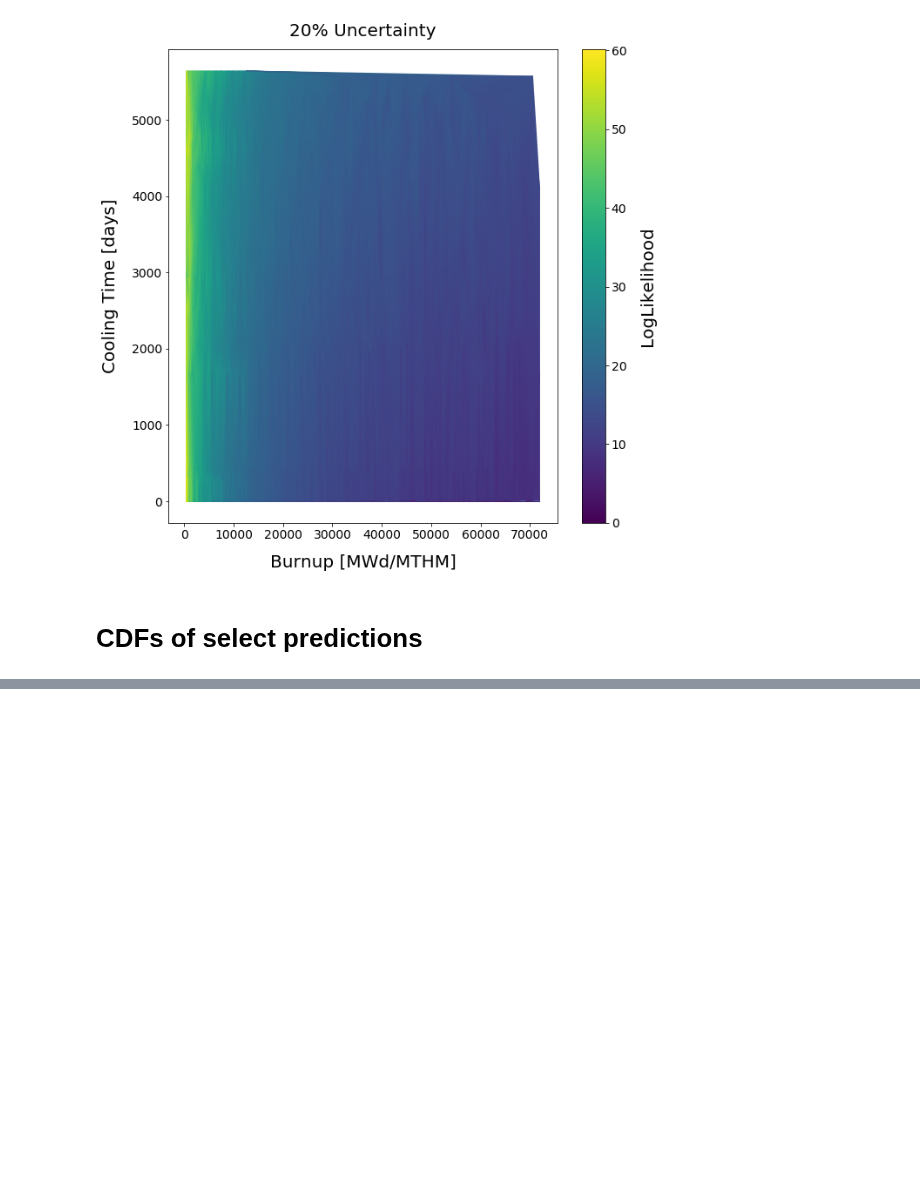
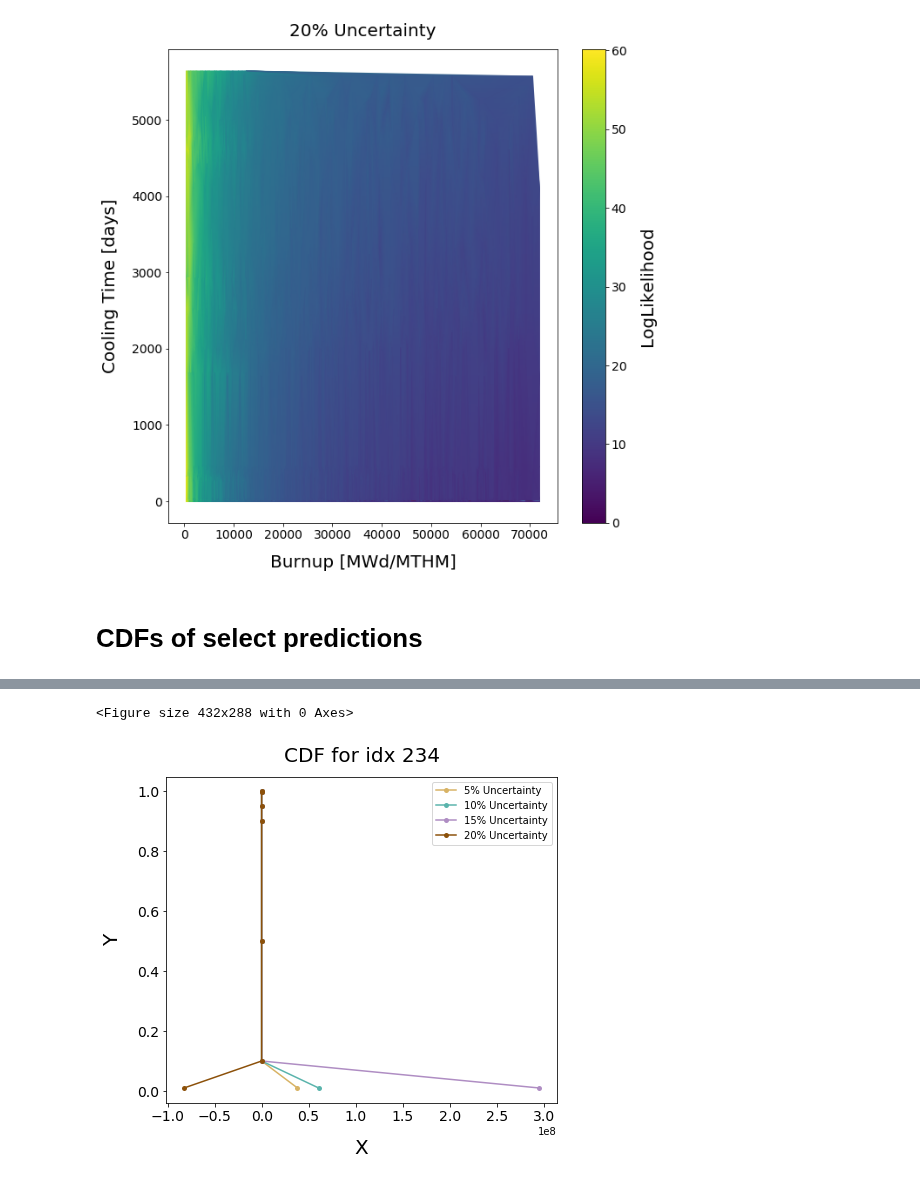
Before and after one commit to opotowsky/like-me-fuel, a Jupyter notebook: jupyter_notebooks/htc_mll_results.ipynb, the cells around one changed output, grey strips where cells are left out. Saved outputs shown, nothing was run; the diff lists cells and outputs as text; code cells hidden in the pictures; blank space fills up the shorter version.

```diff
--- a/jupyter_notebooks/htc_mll_results.ipynb
+++ b/jupyter_notebooks/htc_mll_results.ipynb
@@ -152,0 +107,3 @@ plt.show()
+# %%
+CDF_percentiles = [0.9998, 0.9988, 0.95, 0.9, 0.5, 0.1, 0.01]
+CDF_names = ['CDF_LogLL_' + str(x) for x in CDF_percentiles]
@@ -152,0 +114,4 @@ plt.show()
+# %%
+idx = 23922
+cdf0 = [df0['MaxLogLL'].iloc[idx], df0['2ndMaxLogLL'].iloc[idx]] + [df0[name].iloc[idx] for name in CDF_names]
+cdf0
@@ -152,0 +128,41 @@ plt.show()
+# %%
+def plot_cdfs(idx, dfname):
+    df0 = dfs['df' + dfname + '0']
+    df1 = dfs['df' + dfname + '1']
+    df2 = dfs['df' + dfname + '2']
+    df3 = dfs['df' + dfname + '3']
+
+    cdf0 = [df0[name].iloc[idx] for name in CDF_names] #[df0['MaxLogLL'].iloc[idx], df0['2ndMaxLogLL'].iloc[idx]] +
+    cdf1 = [df1[name].iloc[idx] for name in CDF_names] #[df1['MaxLogLL'].iloc[idx], df1['2ndMaxLogLL'].iloc[idx]] +
+    cdf2 = [df2[name].iloc[idx] for name in CDF_names] #[df2['MaxLogLL'].iloc[idx], df2['2ndMaxLogLL'].iloc[idx]] +
+    cdf3 = [df3[name].iloc[idx] for name in CDF_names] #[df3['MaxLogLL'].iloc[idx], df3['2ndMaxLogLL'].iloc[idx]] +
+
+    y = CDF_percentiles
+    x0 = cdf0 / df0['MaxLogLL'].iloc[idx]
+    x1 = cdf1 / df1['MaxLogLL'].iloc[idx]
+    x2 = cdf2 / df2['MaxLogLL'].iloc[idx]
+    x3 = cdf3 / df3['MaxLogLL'].iloc[idx]
+
+    plt.clf()
+    fig = plt.figure(figsize=(7,6))
+    ax = fig.add_subplot(111)
+
+    ax.plot(x0, y, 'o-', color=colors['MBrwn'], mew=0, ms=5, label="5% Uncertainty")
+    ax.plot(x1, y, 'o-', color=colors['MTeal'], mew=0, ms=5, label="10% Uncertainty")
+    ax.plot(x2, y, 'o-', color=colors['MPurp'], mew=0, ms=5, label="15% Uncertainty")
+    ax.plot(x3, y, 'o-', color=colors['DBrwn'], mew=0, ms=5, label="20% Uncertainty")
+
+    ax.set_title('CDF for idx ' + str(idx), fontsize=20, pad=15)
+    ax.set_xlabel('X', fontsize=20, labelpad=15)
+    ax.set_ylabel('Y', fontsize=20, labelpad=15)
+
+    ax.tick_params(labelsize=14)
+    ax.legend(loc='best')#'right', bbox_to_anchor=(1.4, 0.5))
+    plt.show()
+
+    #plt.savefig('cdf_idx_' + str(idx) + '.png', bbox_inches='tight', transparent=True)
+# %%
+plot_cdfs(234, 'Sfco')
+# %% [output]
+<Figure size 432x288 with 0 Axes>
+[figure, added]
```
Also changed, not shown: parts of 10 cells of this notebook.
